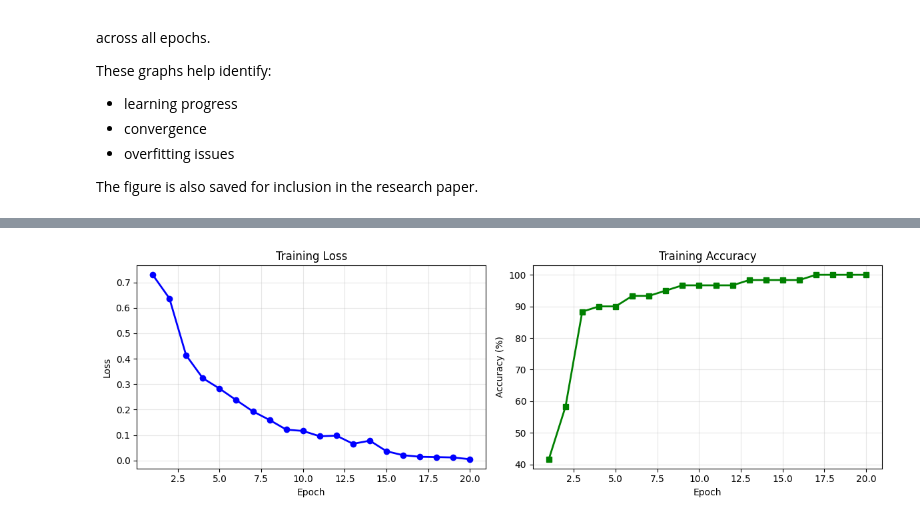
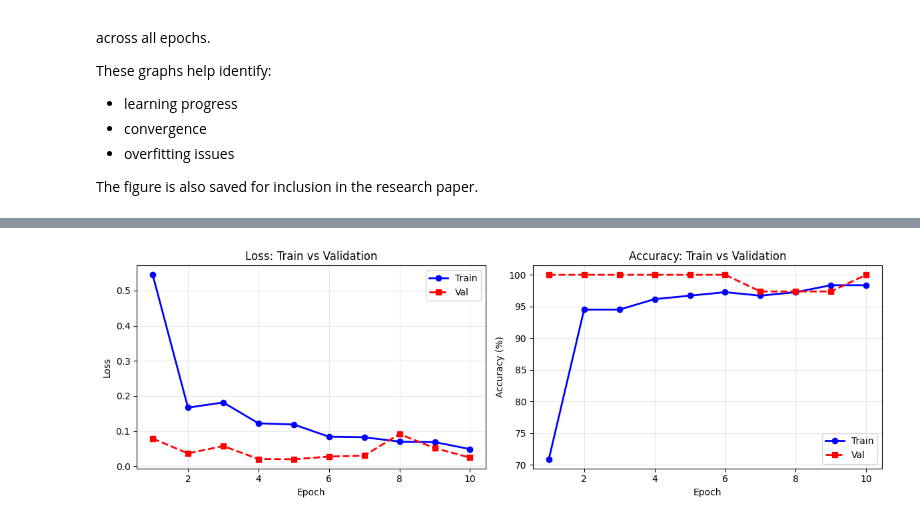
Before and after one commit to Ranjan659/Cardamom-leaf-classifier, a Jupyter notebook: notebooks/01_data_setup_visualizaton.ipynb, the cells around one changed output, grey strips where cells are left out. Drawn from its saved outputs; the diff is of its cells as text; code cells hidden in the pictures.

```diff
--- a/notebooks/01_data_setup_visualizaton.ipynb
+++ b/notebooks/01_data_setup_visualizaton.ipynb
@@ -200,0 +289,20 @@ dataloader = torch.utils.data.DataLoader(
+# %%
+# Training DataLoader (with shuffling)
+train_loader = torch.utils.data.DataLoader(
+    train_dataset,
+    batch_size=8,
+    shuffle=True,
+    num_workers=0
+)
+
+# Validation DataLoader (no shuffling)
+val_loader = torch.utils.data.DataLoader(
+    val_dataset,
+    batch_size=8,
+    shuffle=False,
+    num_workers=0
+)
+
+print("✅ DataLoaders created")
+print(f"   Train batches: {len(train_loader)}")
+print(f"   Val batches:   {len(val_loader)}")
@@ -843,74 +915,36 @@ These graphs help identify:
 
 The figure is also saved for inclusion in the research paper.
 # %%
+epochs = range(1, len(train_losses) + 1)
 
-# Plot Training Curves
-# Create epoch numbers
-epochs = range(1, NUM_EPOCHS + 1)
+fig, axes = plt.subplots(1, 2, figsize=(12, 4))
 
-# Create figure with 2 plots
-fig, axes = plt.subplots(
-    nrows=1,
-    ncols=2,
-    figsize=(12, 4)
-)
-
-# LOSS CURVE
-
-axes[0].plot(
-    epochs,
-    train_losses,
-    color="blue",
-    marker="o",
-    linewidth=2
-)
-
-axes[0].set_title("Training Loss")
+# Loss: Train vs Val
+axes[0].plot(epochs, train_losses, 'b-', label='Train', linewidth=2, marker='o')
+axes[0].plot(epochs, val_losses, 'r--', label='Val', linewidth=2, marker='s')
+axes[0].set_title("Loss: Train vs Validation")
 axes[0].set_xlabel("Epoch")
 axes[0].set_ylabel("Loss")
+axes[0].legend()
 axes[0].grid(True, alpha=0.3)
 
-# ACCURACY CURVE
-
-
-axes[1].plot(
-    epochs,
-    train_accuracies,
-    color="green",
-    marker="s",
-    linewidth=2
-)
-
-axes[1].set_title("Training Accuracy")
+# Accuracy: Train vs Val
+axes[1].plot(epochs, train_accuracies, 'b-', label='Train', linewidth=2, marker='o')
+axes[1].plot(epochs, val_accuracies, 'r--', label='Val', linewidth=2, marker='s')
+axes[1].set_title("Accuracy: Train vs Validation")
 axes[1].set_xlabel("Epoch")
 axes[1].set_ylabel("Accuracy (%)")
+axes[1].legend()
 axes[1].grid(True, alpha=0.3)
-
-
-# Adjust Layout
-
 
 plt.tight_layout()
 
-
-# Save Figure
-
+# Save to Drive
 save_dir = "/content/drive/MyDrive/cardamom_dataset/docs"
-
 os.makedirs(save_dir, exist_ok=True)
-
-plot_path = f"{save_dir}/training_curves.png"
-
-plt.savefig(
-    plot_path,
-    dpi=150,
-    bbox_inches="tight"
-)
-
-print(f"\nPlot saved at:")
-print(plot_path)
-
-# Display Plot
+plot_path = f"{save_dir}/phase2_curves.png"
+plt.savefig(plot_path, dpi=150, bbox_inches="tight")
+print(f"\n💾 Plot saved to: {plot_path}")
 
 plt.show()
 # %% [output]
@@ -919 +952 @@ Plot saved at:
-[figure, old version]
+[figure, new version]
```
Also changed, not shown: parts of 27 cells of this notebook.
